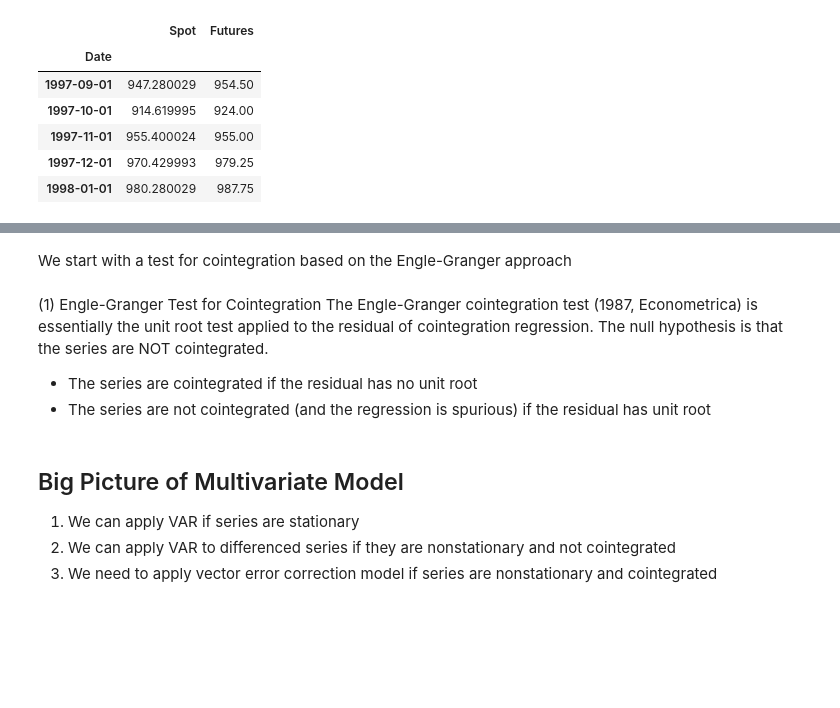
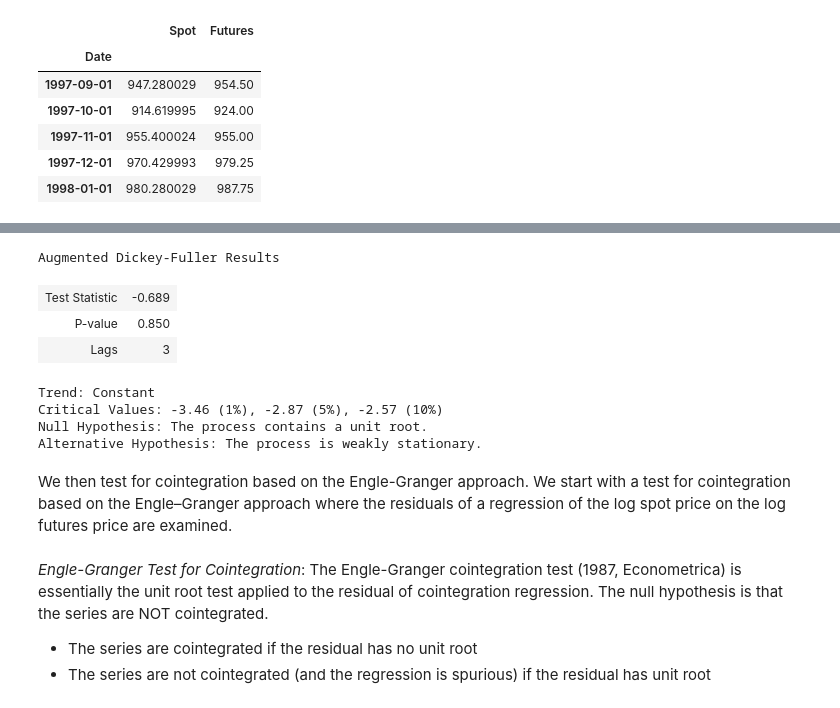
Before and after one commit to HeyyNing/labs, a Jupyter notebook: lab2/lab2.ipynb, the cells around one changed output, grey strips where cells are left out. Saved outputs shown, nothing was run; the diff lists cells and outputs as text; code cells hidden in the pictures; blank space fills up the shorter version.

```diff
--- a/lab2/lab2.ipynb
+++ b/lab2/lab2.ipynb
@@ -319,12 +334,18 @@ memory usage: 5.8 KB
+# %%
+ADF(SPhedge.lfutures, trend="c")
+# %% [output]
+Augmented Dickey-Fuller Results
+| Test Statistic | -0.689 |
+| P-value | 0.850 |
+| Lags | 3 |
+Trend: Constant
+Critical Values: -3.46 (1%), -2.87 (5%), -2.57 (10%)
+Null Hypothesis: The process contains a unit root.
+Alternative Hypothesis: The process is weakly stationary.
 # %% [markdown]
-We start with a test for cointegration based on the Engle-Granger approach
+We then test for cointegration based on the Engle-Granger approach. We start with a test for cointegration based on the Engle–Granger approach where the residuals of a regression of the log spot price on the log futures price are examined.
 # %% [markdown]
-(1) Engle-Granger Test for Cointegration
+*Engle-Granger Test for Cointegration*:
 The Engle-Granger cointegration test (1987, Econometrica) is essentially the unit root test applied to the residual of cointegration regression. The null hypothesis is that the series are NOT cointegrated.
 - The series are cointegrated if the residual has no unit root
 - The series are not cointegrated (and the regression is spurious) if the residual has unit root
-# %% [markdown]
-## Big Picture of Multivariate Model
-1. We can apply VAR if series are stationary
-2. We can apply VAR to differenced series if they are nonstationary and not cointegrated
-3. We need to apply vector error correction model if series are nonstationary and cointegrated
```
Also changed, not shown: parts of 15 cells of this notebook, 1 other file.
